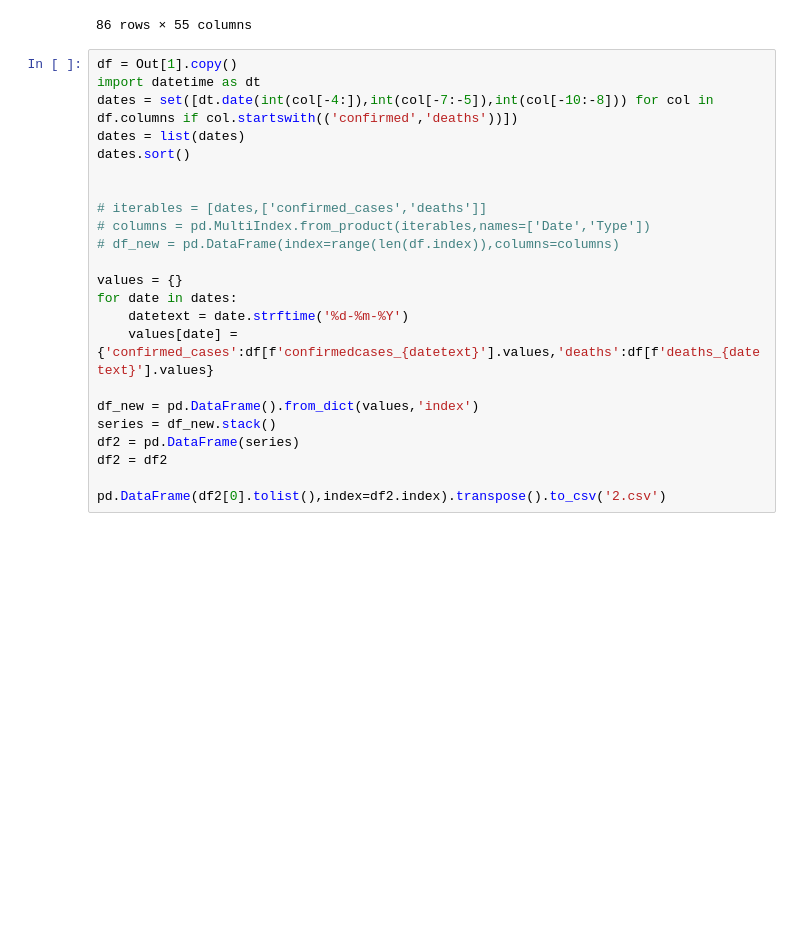
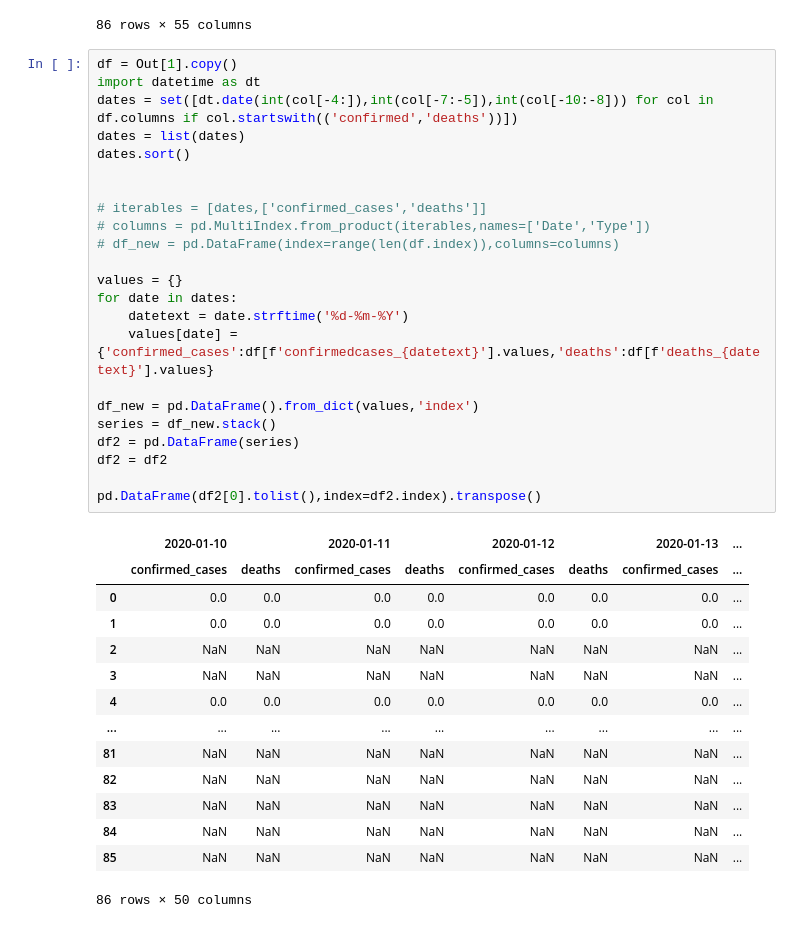
Before and after one commit to Elkosscom/dash, a Jupyter notebook: corona.ipynb, the cells around one changed output. Drawn from its saved outputs; the diff is of its cells as text; blank space fills up the shorter version.

```diff
--- a/corona.ipynb
+++ b/corona.ipynb
@@ -19,23 +19,38 @@ df
 # %%
 df = Out[1].copy()
 import datetime as dt
 dates = set([dt.date(int(col[-4:]),int(col[-7:-5]),int(col[-10:-8])) for col in df.columns if col.startswith(('confirmed','deaths'))])
 dates = list(dates)
 dates.sort()
 
 
 # iterables = [dates,['confirmed_cases','deaths']]
 # columns = pd.MultiIndex.from_product(iterables,names=['Date','Type'])
 # df_new = pd.DataFrame(index=range(len(df.index)),columns=columns)
 
 values = {}
 for date in dates:
     datetext = date.strftime('%d-%m-%Y')
     values[date] = {'confirmed_cases':df[f'confirmedcases_{datetext}'].values,'deaths':df[f'deaths_{datetext}'].values}
 
 df_new = pd.DataFrame().from_dict(values,'index')
 series = df_new.stack()
 df2 = pd.DataFrame(series)
 df2 = df2
 
-pd.DataFrame(df2[0].tolist(),index=df2.index).transpose().to_csv('2.csv')
+pd.DataFrame(df2[0].tolist(),index=df2.index).transpose()
+# %% [output]
+|  | 2020-01-10 |  | 2020-01-11 |  | 2020-01-12 |  | 2020-01-13 | ... |
+|  | confirmed_cases | deaths | confirmed_cases | deaths | confirmed_cases | deaths | confirmed_cases | ... |
+| 0 | 0.0 | 0.0 | 0.0 | 0.0 | 0.0 | 0.0 | 0.0 | ... |
+| 1 | 0.0 | 0.0 | 0.0 | 0.0 | 0.0 | 0.0 | 0.0 | ... |
+| 2 | NaN | NaN | NaN | NaN | NaN | NaN | NaN | ... |
+| 3 | NaN | NaN | NaN | NaN | NaN | NaN | NaN | ... |
+| 4 | 0.0 | 0.0 | 0.0 | 0.0 | 0.0 | 0.0 | 0.0 | ... |
+| ... | ... | ... | ... | ... | ... | ... | ... | ... |
+| 81 | NaN | NaN | NaN | NaN | NaN | NaN | NaN | ... |
+| 82 | NaN | NaN | NaN | NaN | NaN | NaN | NaN | ... |
+| 83 | NaN | NaN | NaN | NaN | NaN | NaN | NaN | ... |
+| 84 | NaN | NaN | NaN | NaN | NaN | NaN | NaN | ... |
+| 85 | NaN | NaN | NaN | NaN | NaN | NaN | NaN | ... |
+86 rows × 50 columns
```
Also changed, not shown: parts of 1 cell of this notebook, 3 other files.
